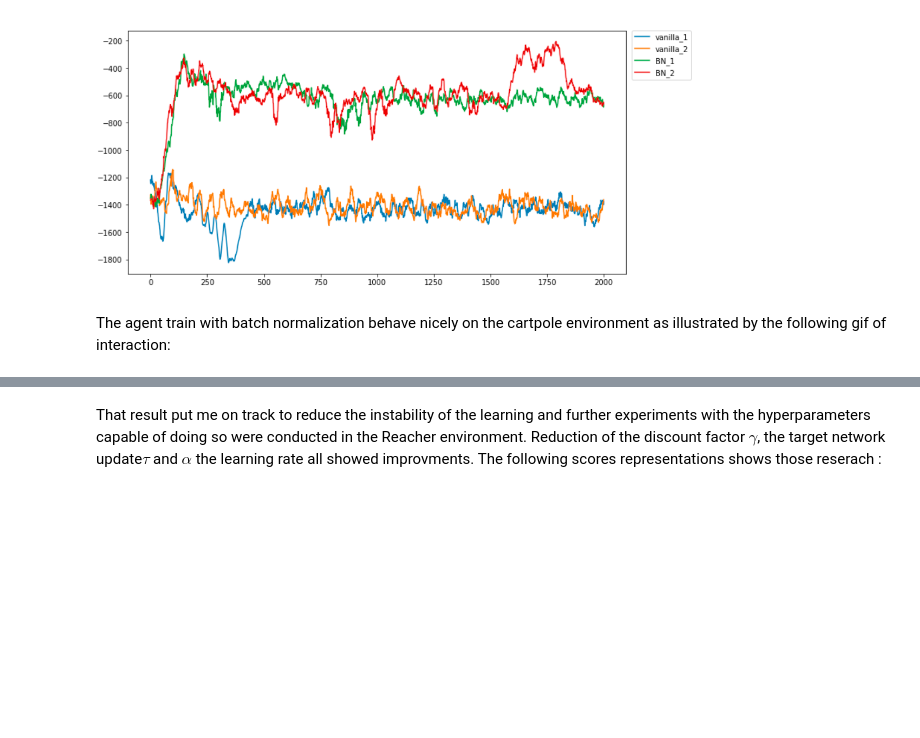
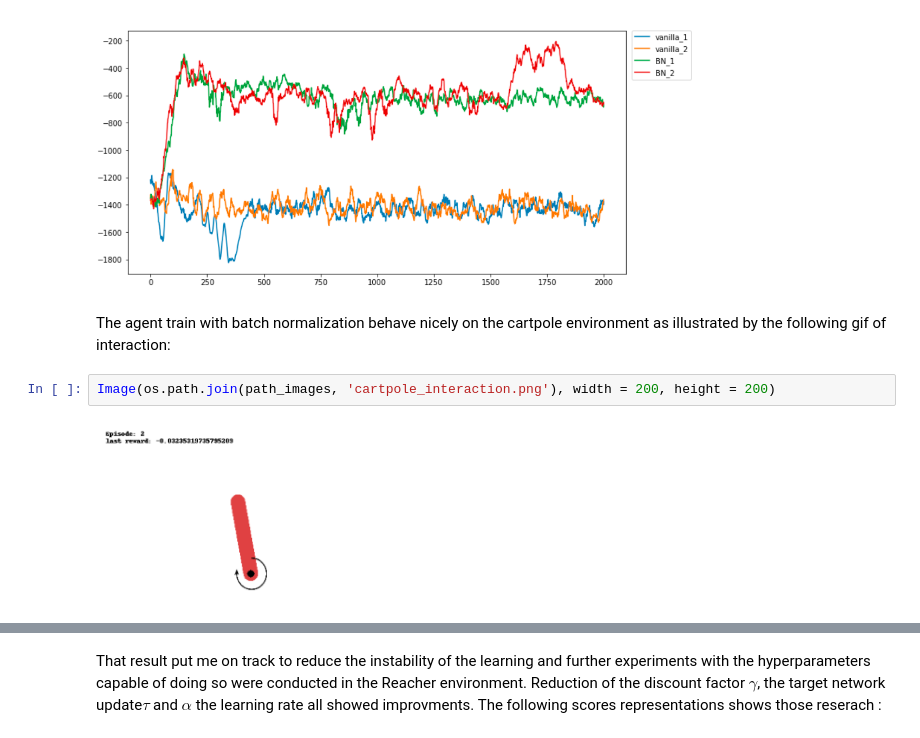
Before and after one commit to PierreMsy/DRL_continuous_control, a Jupyter notebook: Report.ipynb, the cells around one changed output, grey strips where cells are left out. Drawn from its saved outputs; the diff is of its cells as text; blank space fills up the shorter version.

```diff
--- a/Report.ipynb
+++ b/Report.ipynb
@@ -56,6 +55,10 @@ Effect of batch normalization on socre obtain on Cartpole :
 [figure]
 # %% [markdown]
 The agent train with batch normalization behave nicely on the cartpole environment as illustrated by the following gif of interaction:
+# %%
+Image(os.path.join(path_images, 'cartpole_interaction.png'), width = 200, height = 200)
+# %% [output]
+[figure, added]
 # %% [markdown]
 <img src='../output/interaction/test_noise.gif' width="350" align="center">
 # %% [markdown]
```
Also changed, not shown: parts of 2 cells of this notebook, 2 other files.
